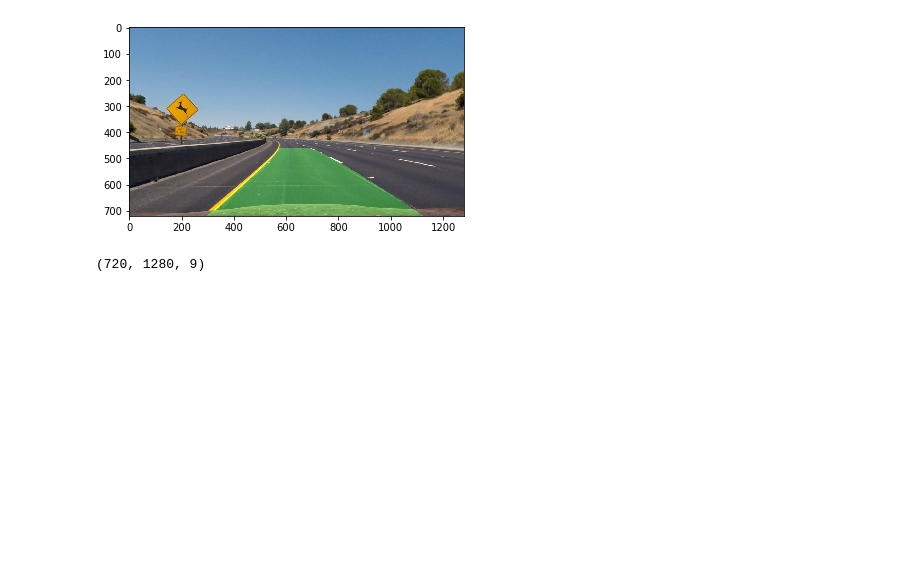
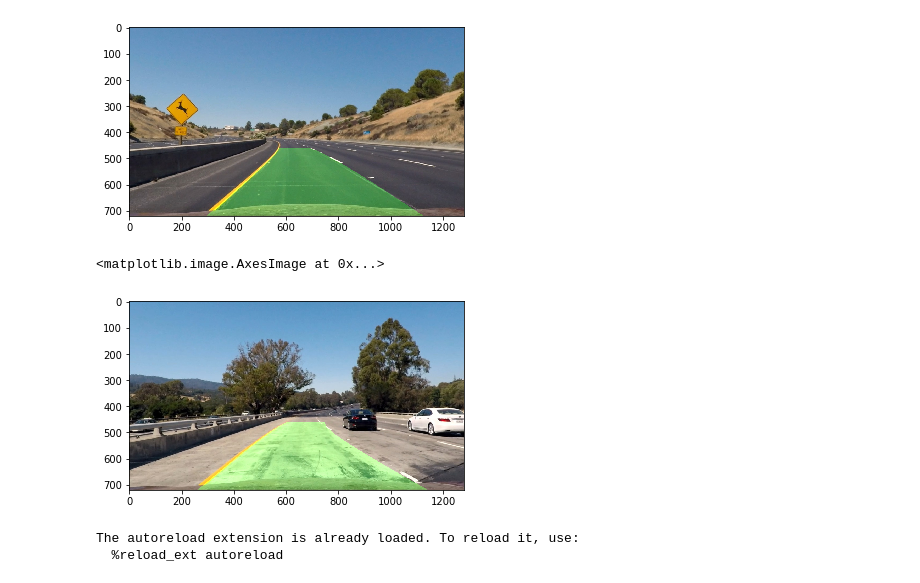
Before and after one commit to amanda-ni/CarND-Advanced-Lane-Lines, a Jupyter notebook: Pipeline.ipynb, the cells around one changed output. Cells and saved outputs as stored; diff of their text form; code cells hidden in the pictures; blank space fills up the shorter version.

```diff
--- a/Pipeline.ipynb
+++ b/Pipeline.ipynb
@@ -301,7 +225,44 @@ plt.imshow(cv2.cvtColor(result,cv2.COLOR_BGR2RGB))
 # %% [output]
 <matplotlib.image.AxesImage at 0x...>
 [figure]
-# %%
-color_warp.shape
-# %% [output]
-(720, 1280, 9)
+# %%
+def detect_lanes(imname, mtx, dist, M, Minv):
+    '''
+    Draw lanes on top of image given distortion and image warping matrix
+    Arguments:
+      imname - image name (text)
+      mtx - camera calibration coefficient
+      dist - distortion coefficient
+      M - warping matrix
+      Minv = inverse of warping matrix
+
+    Returns:
+      image with lanes overlayed on top
+    '''
+    if type(imname) == str:
+        img = cv2.imread(imname)
+    else:
+        img = imname
+    calimg = cv2.undistort(img, mtx, dist, None, mtx)
+    warped = cv2.warpPerspective(calimg, M, img_size, flags=cv2.INTER_LINEAR)
+    color_binary, combined_binary = find_reclanes(warped)
+    left_fit, right_fit = find_sliding_poly(combined_binary)
+    lanedrawn = draw_lane(left_fit, right_fit, img_size=img_size)
+    newwarp = cv2.warpPerspective(lanedrawn, Minv, (img.shape[1], img.shape[0]))
+    return cv2.addWeighted(calimg, 1, newwarp, 0.3, 0)
+
+laneimage = detect_lanes('test_images/test1.jpg', mtx, dist, M, Minv)
+
+plt.imshow(cv2.cvtColor(laneimage,cv2.COLOR_BGR2RGB))
+# %% [output]
+<matplotlib.image.AxesImage at 0x...>
+[figure, added]
+# %%
+%load_ext autoreload
+%autoreload 2
+
+def detect_lanes_video(img):
+    return detect_lanes(img, mtx, dist, M, Minv)
+# %% [output]
+The autoreload extension is already loaded. To reload it, use:
+  %reload_ext autoreload
```
Also changed, not shown: parts of 6 cells of this notebook, 4 other files.
